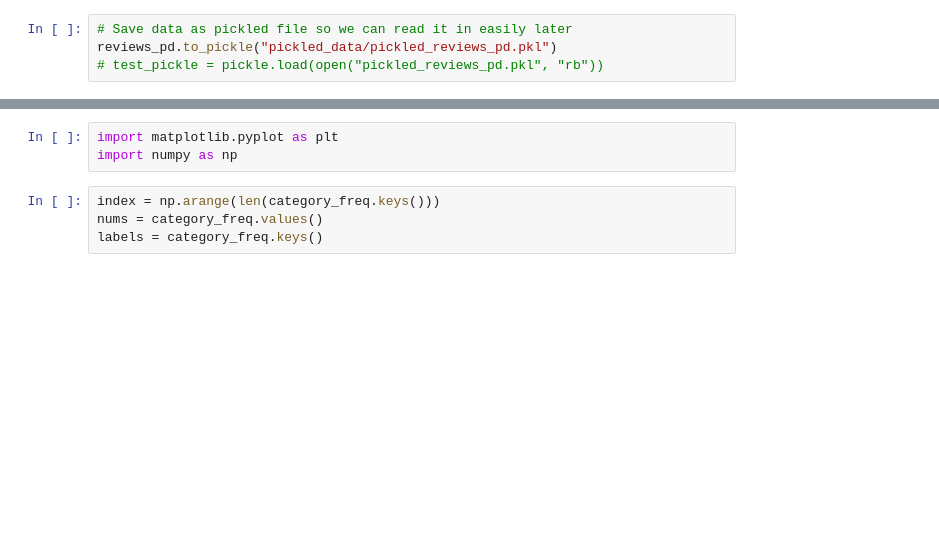
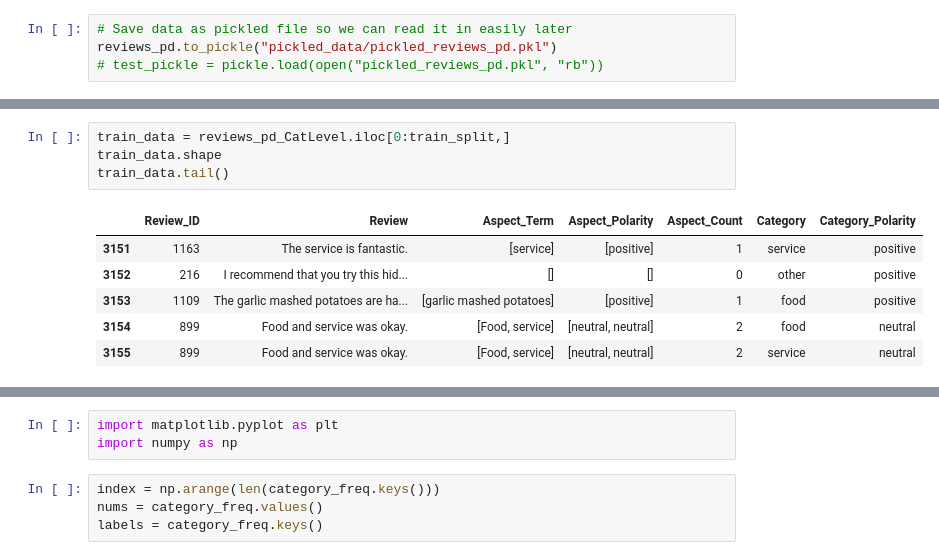
Before and after one commit to tahmeed14/aspect-based-sentiment-analysis-NLP, a Jupyter notebook: data-engin-asba-notebook.ipynb, the cells around one changed output, grey strips where cells are left out. Cells and saved outputs as stored; diff of their text form; blank space fills up the shorter version.

```diff
--- a/data-engin-asba-notebook.ipynb
+++ b/data-engin-asba-notebook.ipynb
@@ -210,0 +281,11 @@ Notice that the number of rows have changed. This means we have repeating review
+# %%
+train_data = reviews_pd_CatLevel.iloc[0:train_split,]
+train_data.shape
+train_data.tail()
+# %% [output]
+|  | Review_ID | Review | Aspect_Term | Aspect_Polarity | Aspect_Count | Category | Category_Polarity |
+| 3151 | 1163 | The service is fantastic. | [service] | [positive] | 1 | service | positive |
+| 3152 | 216 | I recommend that you try this hid... | [] | [] | 0 | other | positive |
+| 3153 | 1109 | The garlic mashed potatoes are ha... | [garlic mashed potatoes] | [positive] | 1 | food | positive |
+| 3154 | 899 | Food and service was okay. | [Food, service] | [neutral, neutral] | 2 | food | neutral |
+| 3155 | 899 | Food and service was okay. | [Food, service] | [neutral, neutral] | 2 | service | neutral |
```
Also changed, not shown: parts of 37 cells of this notebook.
